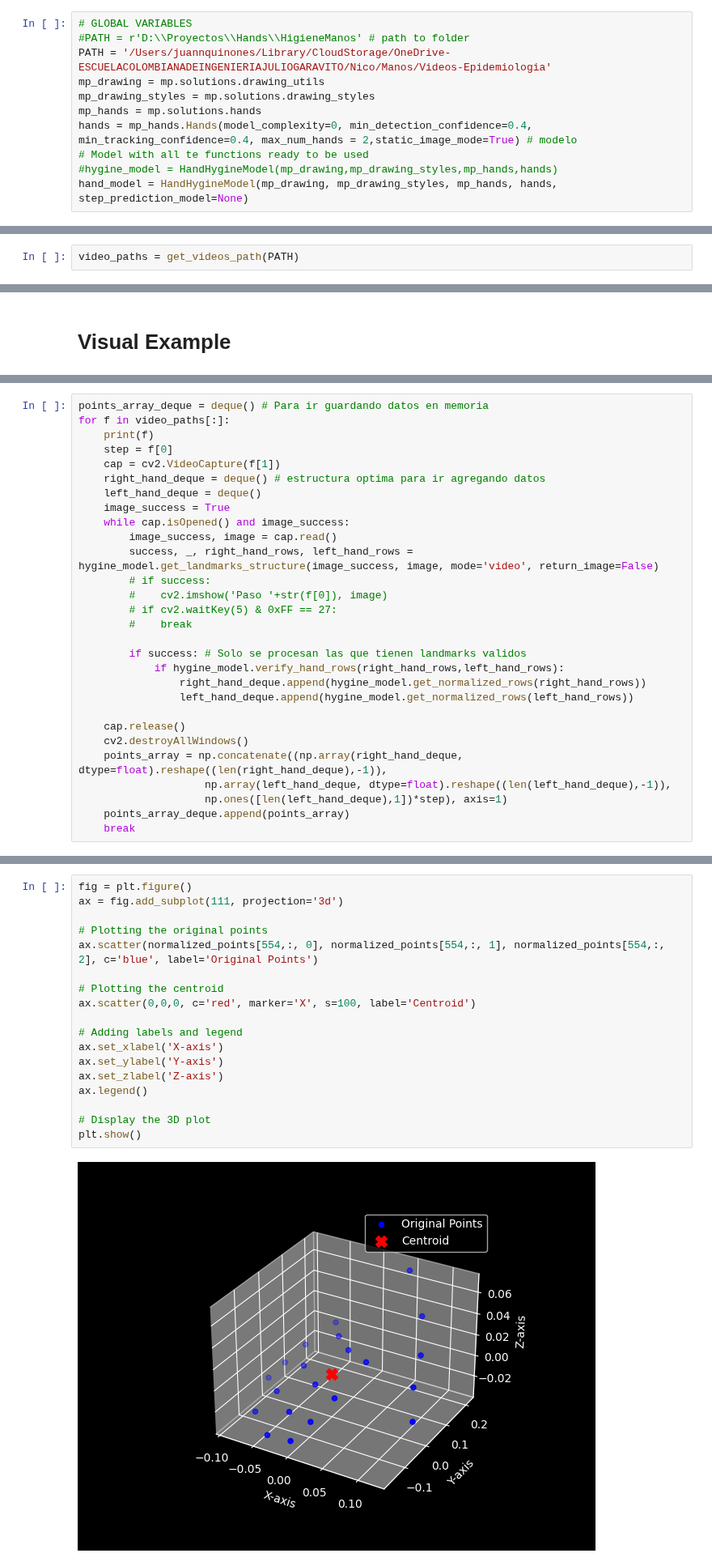
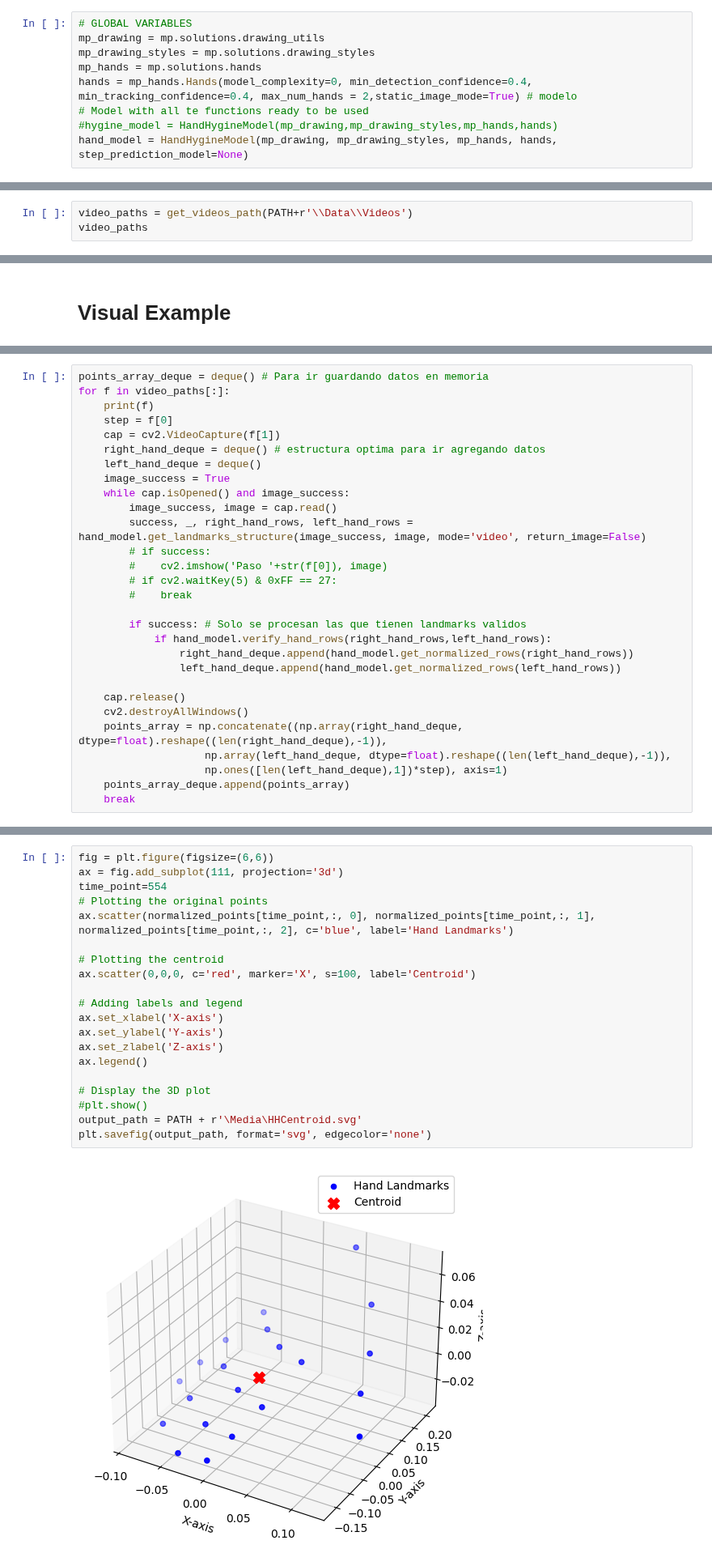
Before and after one commit to juannquinones/HandHygiene, a Jupyter notebook: Example.ipynb, the cells around one changed output, grey strips where cells are left out. Shown at 81% size. Drawn from its saved outputs; the diff is of its cells as text.

```diff
--- a/Example.ipynb
+++ b/Example.ipynb
@@ -11,7 +32,5 @@ import pandas as pd
 # %%
 # GLOBAL VARIABLES
-#PATH = r'D:\\Proyectos\\Hands\\HigieneManos' # path to folder
-PATH = '/Users/juannquinones/Library/CloudStorage/OneDrive-ESCUELACOLOMBIANADEINGENIERIAJULIOGARAVITO/Nico/Manos/Videos-Epidemiologia'
 mp_drawing = mp.solutions.drawing_utils
 mp_drawing_styles = mp.solutions.drawing_styles
 mp_hands = mp.solutions.hands
@@ -24,2 +85,3 @@ INFO: Created TensorFlow Lite XNNPACK delegate for CPU.
 # %%
-video_paths = get_videos_path(PATH)
+video_paths = get_videos_path(PATH+r'\\Data\\Videos')
+video_paths
@@ -541,16 +446,16 @@ for f in video_paths[:]:
     image_success = True
     while cap.isOpened() and image_success:
         image_success, image = cap.read()
-        success, _, right_hand_rows, left_hand_rows = hygine_model.get_landmarks_structure(image_success, image, mode='video', return_image=False)
+        success, _, right_hand_rows, left_hand_rows = hand_model.get_landmarks_structure(image_success, image, mode='video', return_image=False)
         # if success:
         #    cv2.imshow('Paso '+str(f[0]), image)
         # if cv2.waitKey(5) & 0xFF == 27:
         #    break
 
         if success: # Solo se procesan las que tienen landmarks validos
-            if hygine_model.verify_hand_rows(right_hand_rows,left_hand_rows):
-                right_hand_deque.append(hygine_model.get_normalized_rows(right_hand_rows))
-                left_hand_deque.append(hygine_model.get_normalized_rows(left_hand_rows))
+            if hand_model.verify_hand_rows(right_hand_rows,left_hand_rows):
+                right_hand_deque.append(hand_model.get_normalized_rows(right_hand_rows))
+                left_hand_deque.append(hand_model.get_normalized_rows(left_hand_rows))
 
     cap.release()
     cv2.destroyAllWindows()
@@ -616,20 +515,22 @@ NameError: name 'right_hand_deque' is not defined
 # %%
-fig = plt.figure()
+fig = plt.figure(figsize=(6,6))
 ax = fig.add_subplot(111, projection='3d')
-
+time_point=554
 # Plotting the original points
-ax.scatter(normalized_points[554,:, 0], normalized_points[554,:, 1], normalized_points[554,:, 2], c='blue', label='Original Points')
+ax.scatter(normalized_points[time_point,:, 0], normalized_points[time_point,:, 1], normalized_points[time_point,:, 2], c='blue', label='Hand Landmarks')
 
 # Plotting the centroid
 ax.scatter(0,0,0, c='red', marker='X', s=100, label='Centroid')
 
 # Adding labels and legend
 ax.set_xlabel('X-axis')
 ax.set_ylabel('Y-axis')
 ax.set_zlabel('Z-axis')
 ax.legend()
 
 # Display the 3D plot
-plt.show()
+#plt.show()
+output_path = PATH + r'\Media\HHCentroid.svg'
+plt.savefig(output_path, format='svg', edgecolor='none')
 # %% [output]
-[figure, old version]
+[figure, new version]
```
Also changed, not shown: parts of 43 cells of this notebook, 27 other files.
